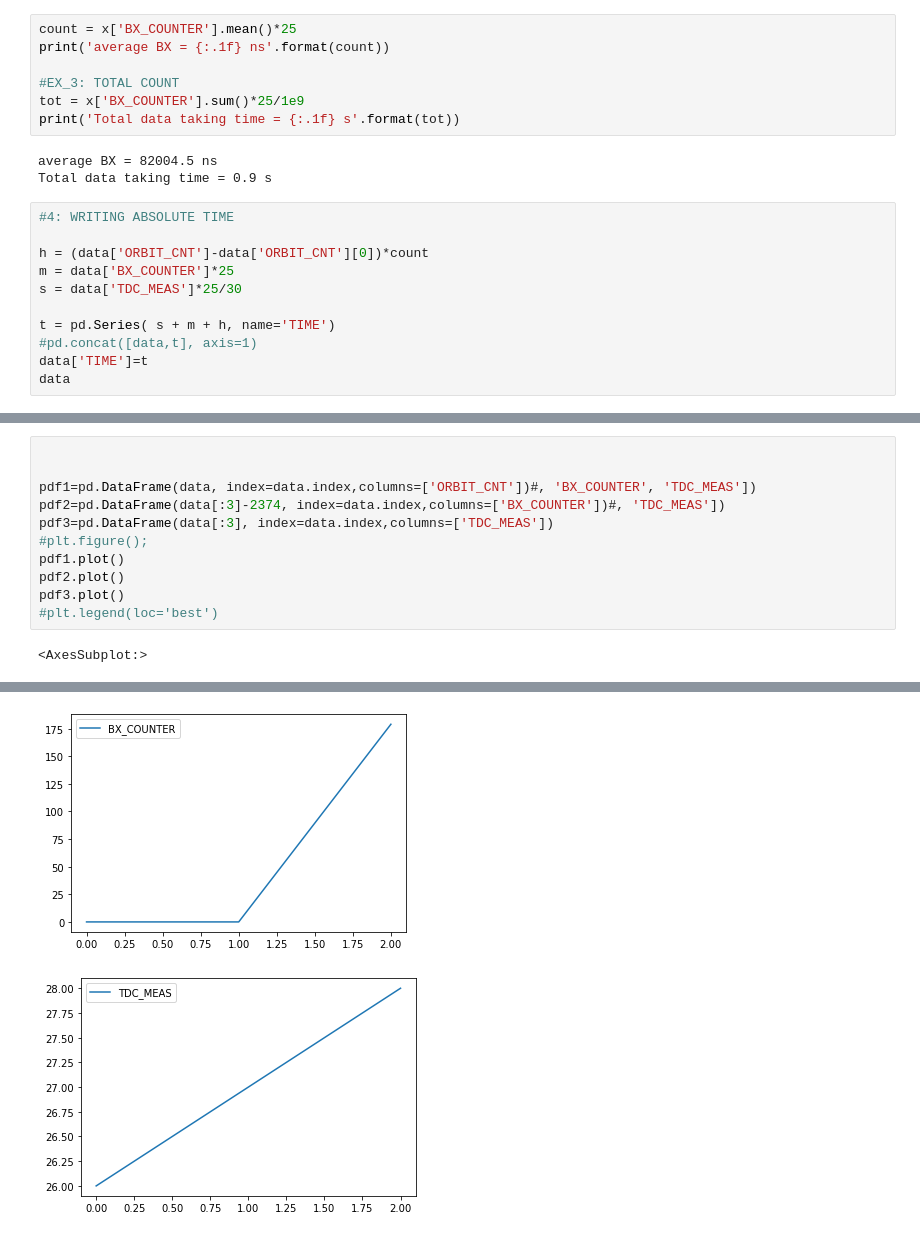
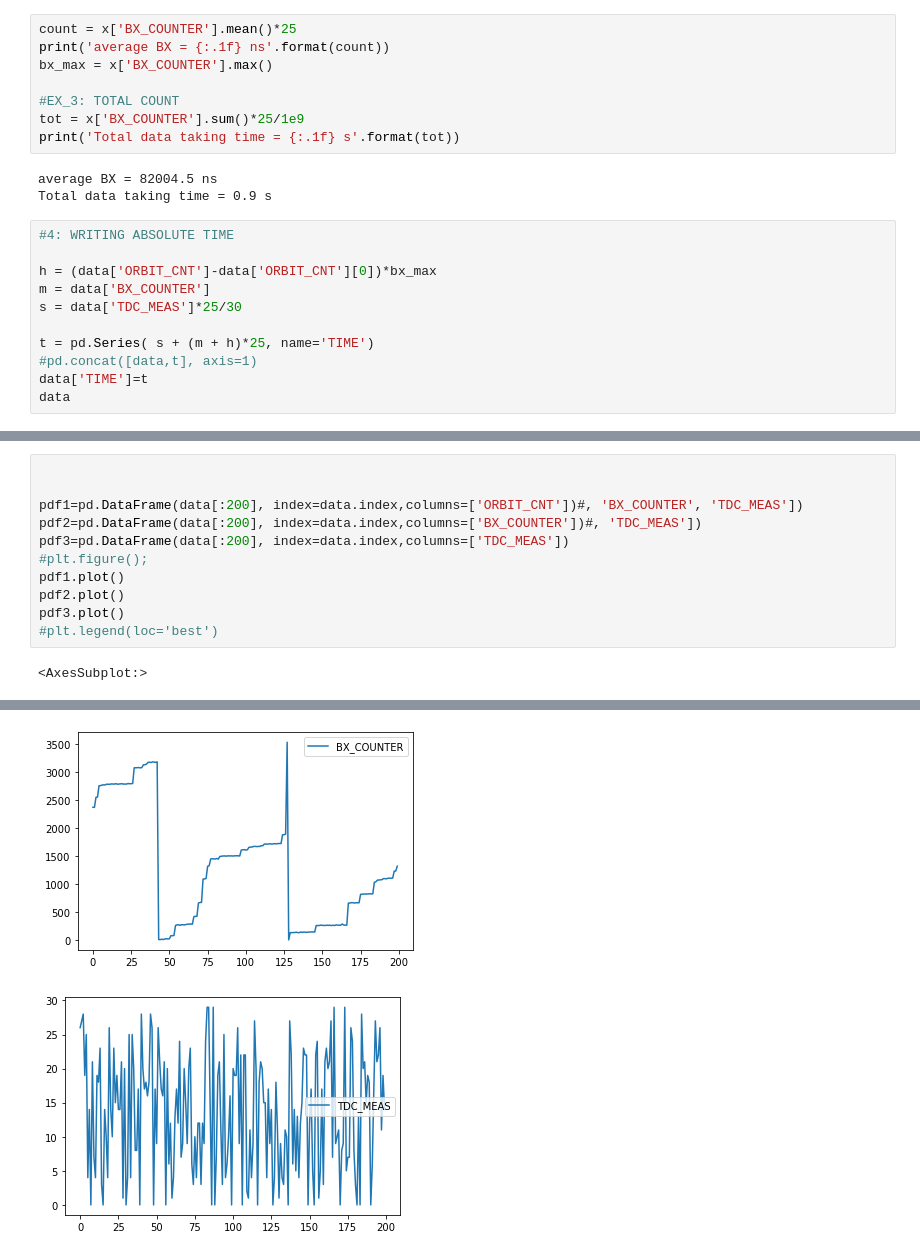
Before and after one commit to Manfredi1/LaboratoryOfComputationalPhysics_Y5, a Jupyter notebook: ex6.ipynb, the cells around one changed output, grey strips where cells are left out. Drawn from its saved outputs; the diff is of its cells as text.

```diff
--- a/ex6.ipynb
+++ b/ex6.ipynb
@@ -44,6 +44,7 @@ x
 # %%
 count = x['BX_COUNTER'].mean()*25
 print('average BX = {:.1f} ns'.format(count))
+bx_max = x['BX_COUNTER'].max()
 
 #EX_3: TOTAL COUNT
 tot = x['BX_COUNTER'].sum()*25/1e9
@@ -54,11 +55,11 @@ Total data taking time = 0.9 s
 # %%
 #4: WRITING ABSOLUTE TIME
 
-h = (data['ORBIT_CNT']-data['ORBIT_CNT'][0])*count
-m = data['BX_COUNTER']*25
+h = (data['ORBIT_CNT']-data['ORBIT_CNT'][0])*bx_max
+m = data['BX_COUNTER']
 s = data['TDC_MEAS']*25/30
 
-t = pd.Series( s + m + h, name='TIME')
+t = pd.Series( s + (m + h)*25, name='TIME')
 #pd.concat([data,t], axis=1)
 data['TIME']=t
 data
@@ -134,9 +145,9 @@ data[data['TDC_CHANNEL']==1]
 # %%
 
 
-pdf1=pd.DataFrame(data, index=data.index,columns=['ORBIT_CNT'])#, 'BX_COUNTER', 'TDC_MEAS'])
-pdf2=pd.DataFrame(data[:3]-2374, index=data.index,columns=['BX_COUNTER'])#, 'TDC_MEAS'])
-pdf3=pd.DataFrame(data[:3], index=data.index,columns=['TDC_MEAS'])
+pdf1=pd.DataFrame(data[:200], index=data.index,columns=['ORBIT_CNT'])#, 'BX_COUNTER', 'TDC_MEAS'])
+pdf2=pd.DataFrame(data[:200], index=data.index,columns=['BX_COUNTER'])#, 'TDC_MEAS'])
+pdf3=pd.DataFrame(data[:200], index=data.index,columns=['TDC_MEAS'])
 #plt.figure();
 pdf1.plot()
 pdf2.plot()
@@ -148,2 +159,2 @@ pdf3.plot()
-[figure, old version]
+[figure, new version]
-[figure, old version]
+[figure, new version]
```
Also changed, not shown: parts of 10 cells of this notebook.
